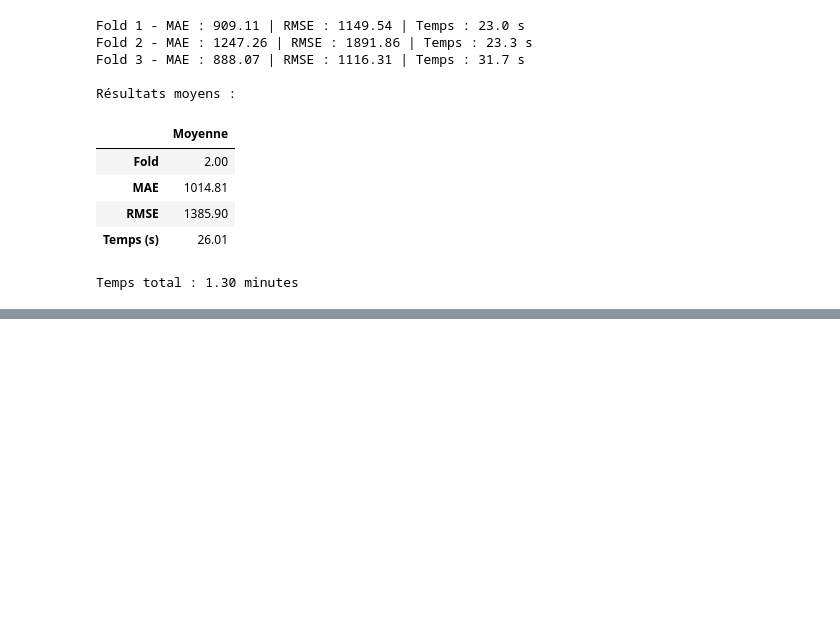
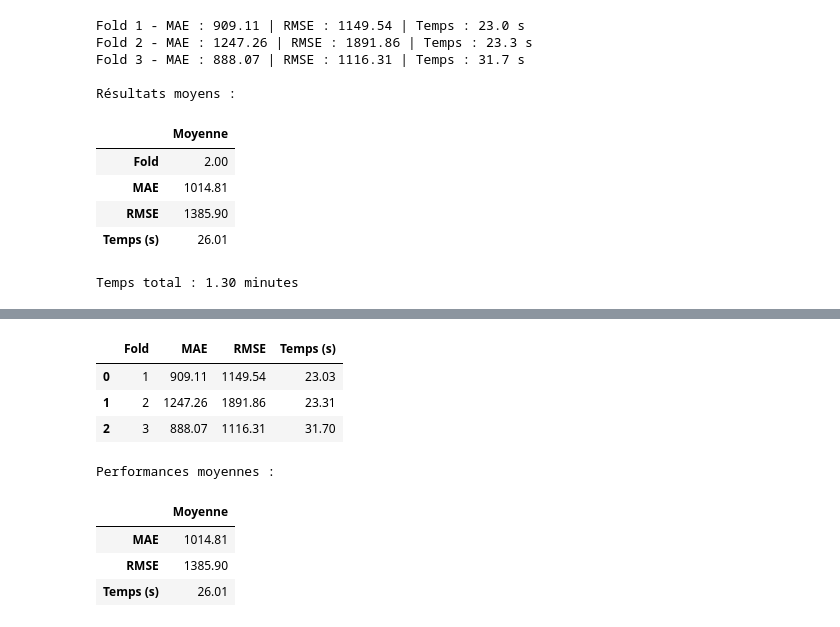
Before and after one commit to sirius-code7/projet_ml_prediction_chiffres_affaires, a Jupyter notebook: Prediction_chiffres_affaires/notebooks/modelisation.ipynb, the cells around one changed output, grey strips where cells are left out. Saved outputs shown, nothing was run; the diff lists cells and outputs as text; code cells hidden in the pictures; blank space fills up the shorter version.

Commit message:
analyser les performances du hist_gradient_boosting

```diff
--- a/Prediction_chiffres_affaires/notebooks/modelisation.ipynb
+++ b/Prediction_chiffres_affaires/notebooks/modelisation.ipynb
@@ -581,0 +599,23 @@ Temps total : 1.30 minutes
+# %%
+tableau_hist_gradient = pd.DataFrame(resultats_hist_gradient)
+
+display(tableau_hist_gradient.round(2))
+
+print("\nPerformances moyennes :")
+
+display(
+    tableau_hist_gradient[["MAE", "RMSE", "Temps (s)"]]
+    .mean()
+    .round(2)
+    .to_frame("Moyenne")
+)
+# %% [output]
+|  | Fold | MAE | RMSE | Temps (s) |
+| 0 | 1 | 909.11 | 1149.54 | 23.03 |
+| 1 | 2 | 1247.26 | 1891.86 | 23.31 |
+| 2 | 3 | 888.07 | 1116.31 | 31.70 |
+Performances moyennes :
+|  | Moyenne |
+| MAE | 1014.81 |
+| RMSE | 1385.90 |
+| Temps (s) | 26.01 |
```
Also changed, not shown: parts of 1 cell of this notebook.
